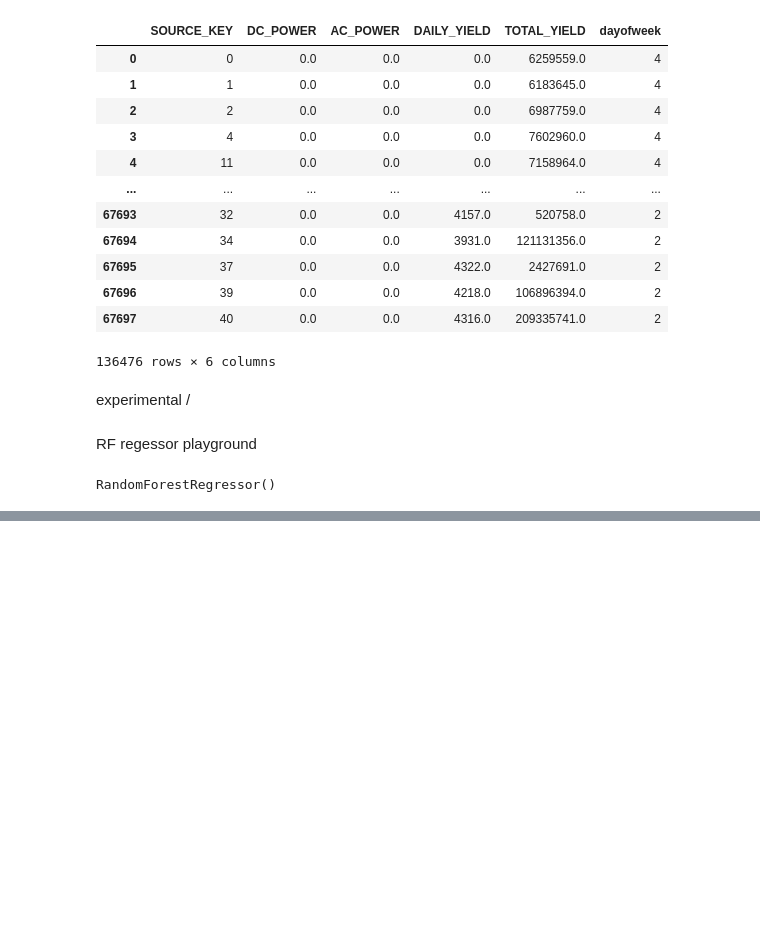
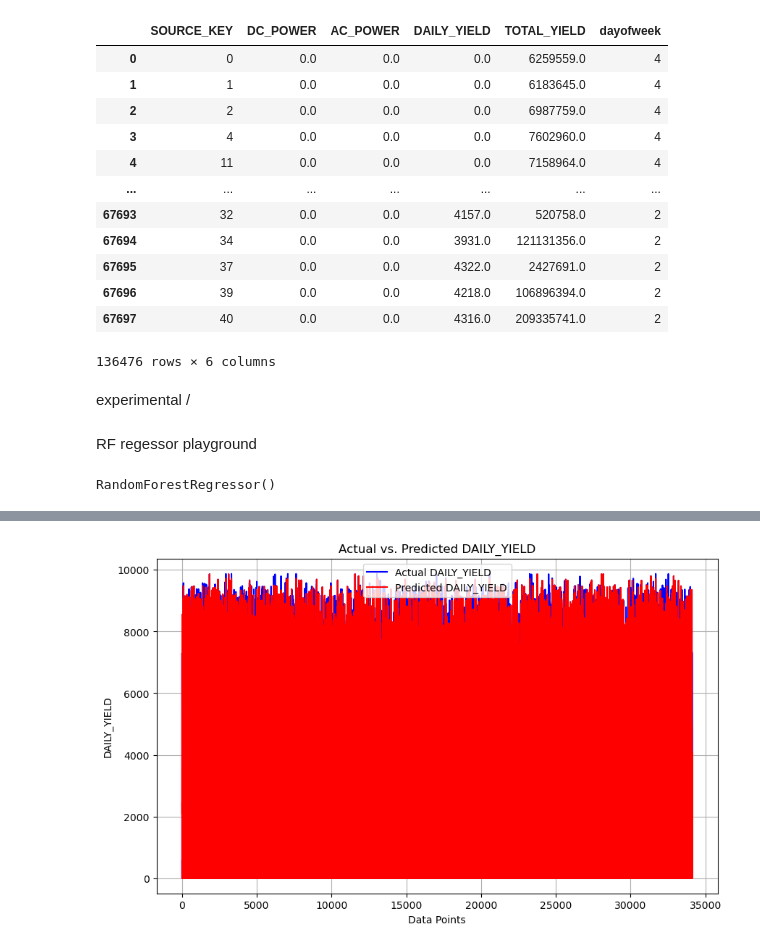
Before and after one commit to clovestad/-production_predictions, a Jupyter notebook: Production_predictions copy.ipynb, the cells around one changed output, grey strips where cells are left out. Saved outputs shown, nothing was run; the diff lists cells and outputs as text; code cells hidden in the pictures; blank space fills up the shorter version.

```diff
--- a/Production_predictions copy.ipynb
+++ b/Production_predictions copy.ipynb
@@ -98,0 +99,12 @@ plt.show()
+# %%
+plt.figure(figsize=(10, 6))
+plt.plot(y_test.values, label='Actual DAILY_YIELD', color='blue')
+plt.plot(y_pred, label='Predicted DAILY_YIELD', color='red')
+plt.xlabel('Data Points')
+plt.ylabel('DAILY_YIELD')
+plt.title('Actual vs. Predicted DAILY_YIELD')
+plt.legend()
+plt.grid(True)
+plt.show()
+# %% [output]
+[figure, added]
```
Also changed, not shown: parts of 4 cells of this notebook.
